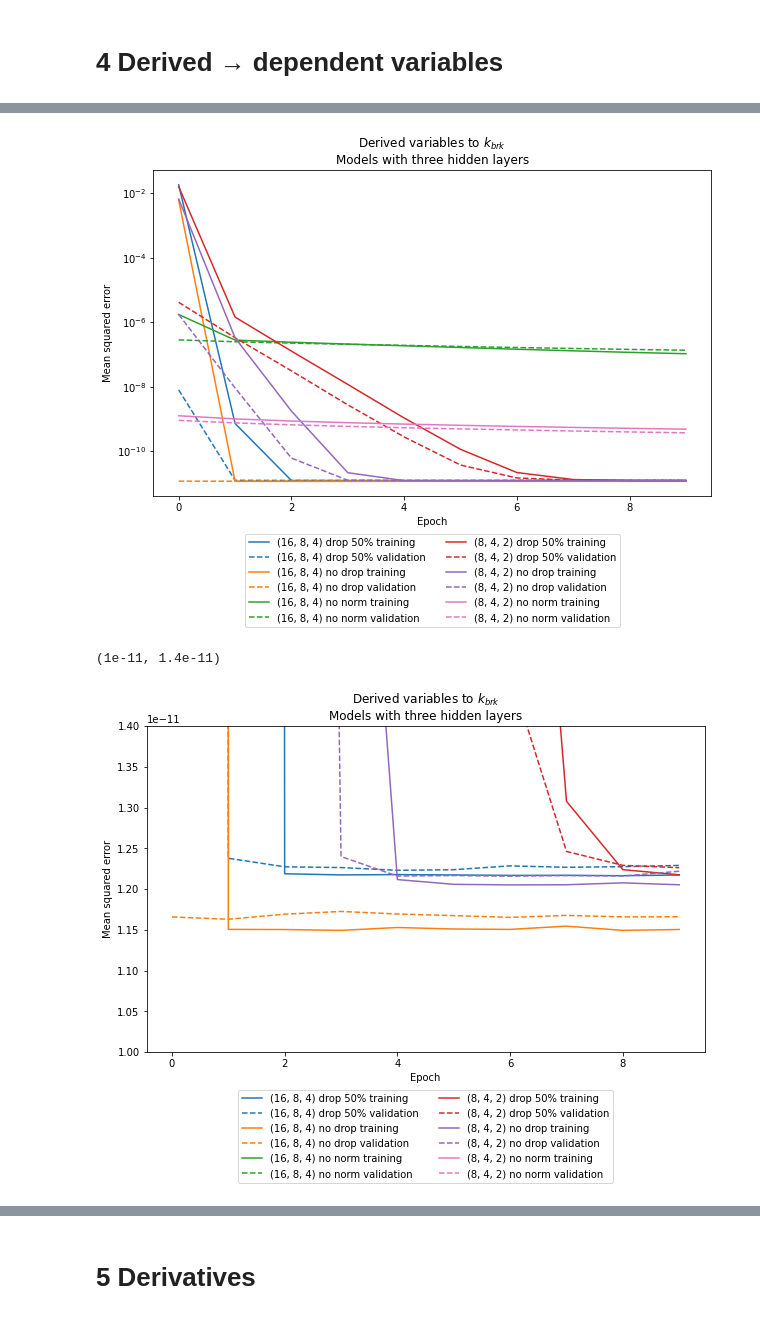
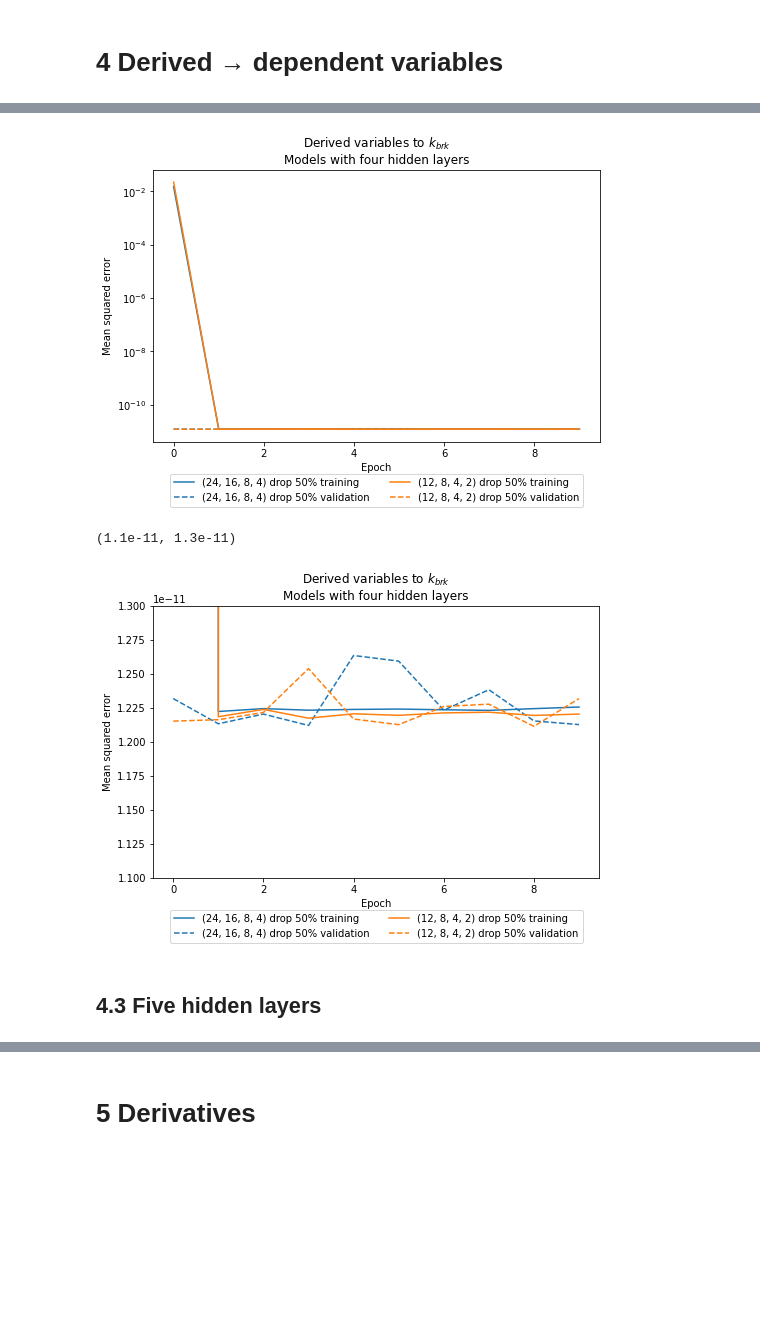
Before and after one commit to vtd9/solar_regression, a Jupyter notebook: hw2.ipynb, the cells around one changed output, grey strips where cells are left out. Cells and saved outputs as stored; diff of their text form; code cells hidden in the pictures; blank space fills up the shorter version.

```diff
--- a/hw2.ipynb
+++ b/hw2.ipynb
@@ -371,7 +402,7 @@ def plot_mult_models(models, xlabel='Epoch', ylabel='Mean squared error',
                      yscale='log', title='', train_index=0, valid_index=1,
                      result_key='result', train_append=' training',
                      valid_append=' validation', train_style='-',
-                     valid_style='--', bottom_legend=True):
+                     valid_style='--', figsize=(8, 5)):
   '''
   Plot the results of multiple models on the same graph, each with its own
   training and validation performances.
@@ -379,7 +410,7 @@ def plot_mult_models(models, xlabel='Epoch', ylabel='Mean squared error',
   colors=itertools.cycle(('tab:blue', 'tab:orange', 'tab:green', 'tab:red',
                           'tab:purple', 'tab:pink','b', 'y', 'c', 'm', 'k',
                           'tab:gray', 'tab:olive'))
-  plt.figure(figsize=(10, 6), dpi=80)
+  plt.figure(figsize=figsize)
   for key, value in models.items():
     color = next(colors)
     epochs = value[result_key][0].shape[0]
@@ -396,17 +427,14 @@ def plot_mult_models(models, xlabel='Epoch', ylabel='Mean squared error',
   plt.yscale(yscale)
   plt.xlabel(xlabel)
   plt.ylabel(ylabel)
-  if bottom_legend:
-    plt.legend(loc='upper center', ncol=2, bbox_to_anchor=(0.5, -0.1))
-  else:
-     plt.legend(ncol=2)
+  plt.legend(loc='upper center', ncol=2, bbox_to_anchor=(0.5, -0.1))
 # %% [markdown]
 # 3 Independent &rarr; dependent variables
 
 Create a model to relate the independent variables to the dependent variable.
 # %%
 # Standard mean squared error loss function
-mse = nn.MSELoss(reduction='mean') # default reduction
+mse = torch.nn.MSELoss(reduction='mean') # default reduction
 
 # Other hyperparameters
 LEARN_RATE = 0.05
@@ -574,0 +588,6 @@ tensor([ 1.5683e-07, -1.0352e-06, -1.6519e-06, -1.6456e-07, -3.6464e-07,
+# %%
+# Create container to store models, optimizers, & results in
+m3v = mult_models(len(deriv_vars), [(16, 8, 4), (8, 4, 2)],
+                  n_out=1, lr=LEARN_RATE)
+# Train
+train_mult_models(m3v, train_loader_deriv, valid_loader_deriv, mse, NUM_EPOCHS)
@@ -575,4 +614,6 @@ tensor([ 1.5683e-07, -1.0352e-06, -1.6519e-06, -1.6456e-07, -3.6464e-07,
 # %%
-m3_deriv = mult_models(len(deriv_vars), [(16, 8, 4), (8, 4, 2)], 1, lr=LEARN_RATE, one_model=False)
-train_mult_models(m3_deriv, train_loader_deriv, valid_loader_deriv, mse, NUM_EPOCHS)
+m4v = mult_models(len(deriv_vars), [(24, 16, 8, 4), (12, 8, 4, 2)], 1,
+                 LEARN_RATE)
+train_mult_models(m4v, train_loader_deriv, valid_loader_deriv, mse,
+                  epochs=NUM_EPOCHS)
 # %% [output]
@@ -586,16 +623,16 @@ Total time: 159.5s
 # %%
-# Plot on log scale
-plot_mult_models(m3_deriv,
+plot_mult_models(m4v,
                  title='Derived variables to $k_{brk}$'
-                 + '\nModels with three hidden layers')
+                 + '\nModels with four hidden layers')
 # %% [output]
-[figure, old version]
+[figure, new version]
 # %%
-# Plot on linear scale
-plot_mult_models(m3_deriv, yscale='linear',
+plot_mult_models(m4v, yscale='linear',
                  title='Derived variables to $k_{brk}$'
-                 + '\nModels with three hidden layers')
-plt.ylim(1e-11, 1.4e-11)
+                 + '\nModels with four hidden layers')
+plt.ylim(1.1e-11, 1.5e-11)
 # %% [output]
-(1e-11, 1.4e-11)
+(1.1e-11, 1.3e-11)
-[figure, old version]
+[figure, new version]
+# %% [markdown]
+## 4.3 Five hidden layers
```
Also changed, not shown: parts of 55 cells of this notebook.
